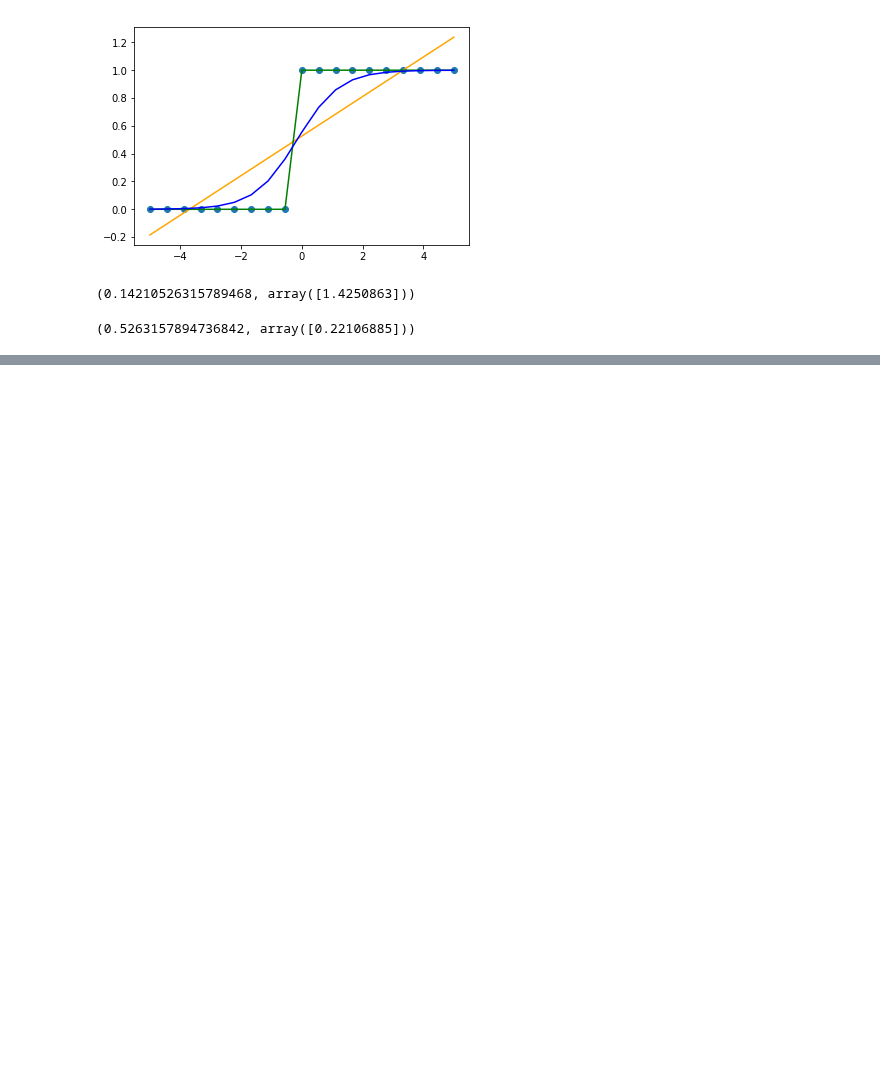
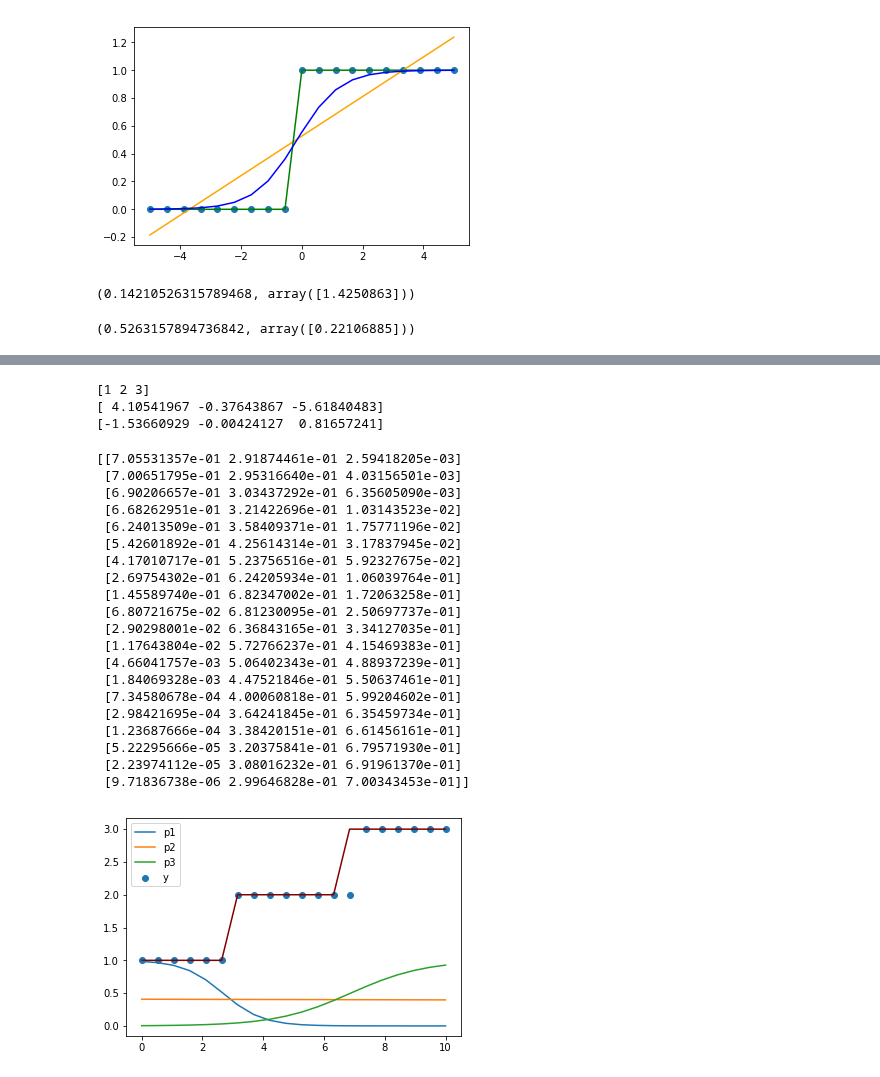
Before and after one commit to parrt/stratx, a Jupyter notebook: notebooks/play_logistic.ipynb, the cells around one changed output, grey strips where cells are left out. Cells and saved outputs as stored; diff of their text form; code cells hidden in the pictures; blank space fills up the shorter version.

Commit message:
finally understand logistic betas

```diff
--- a/notebooks/play_logistic.ipynb
+++ b/notebooks/play_logistic.ipynb
@@ -119,0 +120,9 @@ array([0.42813272, 0.44322833, 0.45842952, 0.47370848, 0.48903685,
+# %%
+df = pd.DataFrame()
+a,b = 0,10
+n = 20
+df['x1'] = np.linspace(a,b,n)
+#df['x2'] = np.random.uniform(a,b,size=n)
+df['y']  = np.where(df['x1'].values<7, np.where(df['x1'].values<3, 1, 2), 3)
+# df['y']  = np.where(df['x1'].values<0, 2, 3)
+df
@@ -119,0 +147,64 @@ array([0.42813272, 0.44322833, 0.45842952, 0.47370848, 0.48903685,
+# %%
+X, y = df[['x1']], df['y']
+logr = LogisticRegression(multi_class='ovr', C=10) # no regularization
+logr.fit(X, y)
+print(logr.classes_)
+print(logr.intercept_)
+print(logr.coef_.flatten())
+# %% [output]
+[1 2 3]
+[ 4.10541967 -0.37643867 -5.61840483]
+[-1.53660929 -0.00424127  0.81657241]
+# %%
+fig, ax = plt.subplots(1, 1)
+
+def sigmoid(x): return 1 / (1 + np.exp(-x))
+def logodds2prob(x): return 1 / (1 + np.exp(x))
+
+ax.scatter(X.values, y)
+ax.plot(X.values, logr.predict(X), c='maroon')
+print(logr.predict_proba(X))
+y_ = logr.predict(X.values)
+coef = logr.coef_.flatten()
+y1 = X.values * coef[0] + logr.intercept_[0]
+y2 = X.values * coef[1] + logr.intercept_[1]
+y3 = X.values * coef[2] + logr.intercept_[2]
+p1 = 1-logodds2prob(y1) # sklearn is treating the y values in weird way; needed to flip probabilities
+p2 = 1-logodds2prob(y2)
+p3 = 1-logodds2prob(y3)
+ax.plot(X.values, p1, label='p1')
+ax.plot(X.values, p2, label='p2')
+ax.plot(X.values, p3, label='p3')
+
+#print(y_)
+odds = np.exp(y_).ravel()
+#print(f"odds {odds}")
+p = odds / (1 + odds)
+#print(f"p {p}")
+#ax.plot(X.values, sigmoid(y_), c='blue')
+#ax.plot(X.values, (expit(lr.predict(X))), c='maroon')
+
+ax.legend()
+plt.show()
+# %% [output]
+[[7.05531357e-01 2.91874461e-01 2.59418205e-03]
+ [7.00651795e-01 2.95316640e-01 4.03156501e-03]
+ [6.90206657e-01 3.03437292e-01 6.35605090e-03]
+ [6.68262951e-01 3.21422696e-01 1.03143523e-02]
+ [6.24013509e-01 3.58409371e-01 1.75771196e-02]
+ [5.42601892e-01 4.25614314e-01 3.17837945e-02]
+ [4.17010717e-01 5.23756516e-01 5.92327675e-02]
+ [2.69754302e-01 6.24205934e-01 1.06039764e-01]
+ [1.45589740e-01 6.82347002e-01 1.72063258e-01]
+ [6.80721675e-02 6.81230095e-01 2.50697737e-01]
+ [2.90298001e-02 6.36843165e-01 3.34127035e-01]
+ [1.17643804e-02 5.72766237e-01 4.15469383e-01]
+ [4.66041757e-03 5.06402343e-01 4.88937239e-01]
+ [1.84069328e-03 4.47521846e-01 5.50637461e-01]
+ [7.34580678e-04 4.00060818e-01 5.99204602e-01]
+ [2.98421695e-04 3.64241845e-01 6.35459734e-01]
+ [1.23687666e-04 3.38420151e-01 6.61456161e-01]
+ [5.22295666e-05 3.20375841e-01 6.79571930e-01]
+ [2.23974112e-05 3.08016232e-01 6.91961370e-01]
+ [9.71836738e-06 2.99646828e-01 7.00343453e-01]]
+[figure, added]
```
Also changed, not shown: parts of 8 cells of this notebook.
